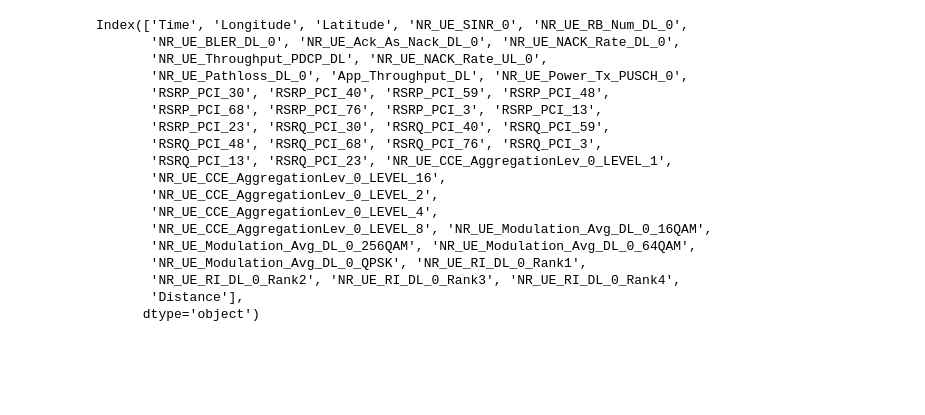
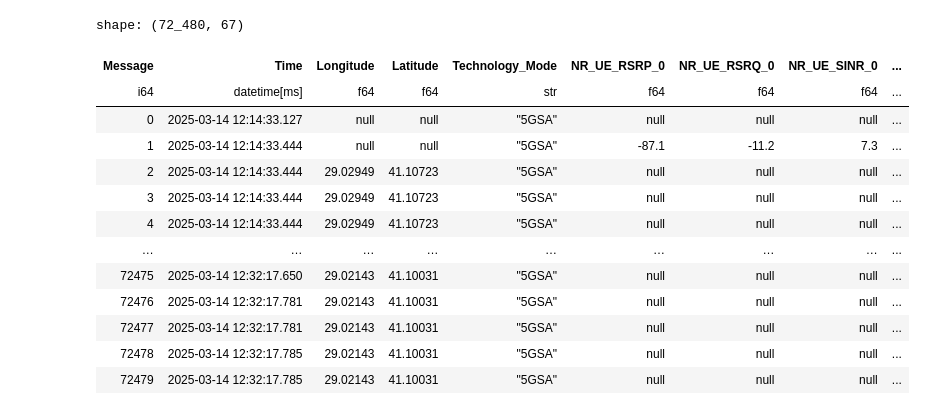
Before and after one commit to Teknofest-High5/5G-Positioning-Competition, a Jupyter notebook: Notebooks/file_handling_v4_test.ipynb, the cells around one changed output. Cells and saved outputs as stored; diff of their text form; code cells hidden in the pictures; blank space fills up the shorter version.

Commit message:
aggregation ve baz istasyonu verilerini ham veri setine ekleyecek fonksiyonlar yazıldı ve rsrp'den lokasyon tahmin ettiremeye çalışacağımız modelin başlangıcı.

```diff
--- a/Notebooks/file_handling_v4_test.ipynb
+++ b/Notebooks/file_handling_v4_test.ipynb
@@ -162,2 +26,0 @@ data = data.reset_index()
-# %%
-data = fill_ffill_bfill(data, forward_fill_cols)
@@ -215,5 +26,0 @@ data = data.drop(columns=['NR_UE_PCI_0','NR_UE_Nbr_PCI_0', 'NR_UE_Nbr_PCI_1',
-# %%
-data= pd.get_dummies(data,columns=["NR_UE_CCE_AggregationLev_0",'NR_UE_Modulation_Avg_DL_0','NR_UE_RI_DL_0'])
-# %%
-distance = 10**((data['NR_UE_Pathloss_DL_0'] - 20*np.log10(3.5*1e9)+147.55)/20)
-data["Distance"] = distance
@@ -242,21 +27,21 @@ data.to_csv(paths._processed_saha_olcum_dir / "dl_data_group_by_location.csv")
-# %%
-data.columns
-# %% [output]
-Index(['Time', 'Longitude', 'Latitude', 'NR_UE_SINR_0', 'NR_UE_RB_Num_DL_0',
-       'NR_UE_BLER_DL_0', 'NR_UE_Ack_As_Nack_DL_0', 'NR_UE_NACK_Rate_DL_0',
-       'NR_UE_Throughput_PDCP_DL', 'NR_UE_NACK_Rate_UL_0',
-       'NR_UE_Pathloss_DL_0', 'App_Throughput_DL', 'NR_UE_Power_Tx_PUSCH_0',
-       'RSRP_PCI_30', 'RSRP_PCI_40', 'RSRP_PCI_59', 'RSRP_PCI_48',
-       'RSRP_PCI_68', 'RSRP_PCI_76', 'RSRP_PCI_3', 'RSRP_PCI_13',
-       'RSRP_PCI_23', 'RSRQ_PCI_30', 'RSRQ_PCI_40', 'RSRQ_PCI_59',
-       'RSRQ_PCI_48', 'RSRQ_PCI_68', 'RSRQ_PCI_76', 'RSRQ_PCI_3',
-       'RSRQ_PCI_13', 'RSRQ_PCI_23', 'NR_UE_CCE_AggregationLev_0_LEVEL_1',
-       'NR_UE_CCE_AggregationLev_0_LEVEL_16',
-       'NR_UE_CCE_AggregationLev_0_LEVEL_2',
-       'NR_UE_CCE_AggregationLev_0_LEVEL_4',
-       'NR_UE_CCE_AggregationLev_0_LEVEL_8', 'NR_UE_Modulation_Avg_DL_0_16QAM',
-       'NR_UE_Modulation_Avg_DL_0_256QAM', 'NR_UE_Modulation_Avg_DL_0_64QAM',
-       'NR_UE_Modulation_Avg_DL_0_QPSK', 'NR_UE_RI_DL_0_Rank1',
-       'NR_UE_RI_DL_0_Rank2', 'NR_UE_RI_DL_0_Rank3', 'NR_UE_RI_DL_0_Rank4',
-       'Distance'],
-      dtype='object')
+# %%
+def join_main_bs_data(data, bs_data, main_bs_col_name="NR_UE_PCI_0"):
+    data = data.join(
+        bs_data.select(
+            ["PCI", "Latitude", "Longitude", "Azimuth", "Vertical_Beamwidth", "MIMO"]
+        ).rename(
+            {
+                "Latitude": "BS_LATITUDE",
+                "Longitude": "BS_LONGITUDE",
+                "Azimuth": "BS_AZIMUTH",
+                "Vertical_Beamwidth": "BS_VERTICAL_BEAMWIDTH",
+            }
+        ),
+        left_on=main_bs_col_name,
+        right_on="PCI",
+        how="left",
+    )
+
+    data = data.drop(main_bs_col_name)
+
+    return data
@@ -262,0 +126,19 @@ Index(['Time', 'Longitude', 'Latitude', 'NR_UE_SINR_0', 'NR_UE_RB_Num_DL_0',
+# %%
+dl_data = join_main_bs_data(dl_data, kabinets)
+dl_data = aggregate_nbr_rsrp(dl_data, 4, True)
+dl_data
+# %% [output]
+shape: (72_480, 67)
+| Message | Time | Longitude | Latitude | Technology_Mode | NR_UE_RSRP_0 | NR_UE_RSRQ_0 | NR_UE_SINR_0 | ... |
+| i64 | datetime[ms] | f64 | f64 | str | f64 | f64 | f64 | ... |
+| 0 | 2025-03-14 12:14:33.127 | null | null | "5GSA" | null | null | null | ... |
+| 1 | 2025-03-14 12:14:33.444 | null | null | "5GSA" | -87.1 | -11.2 | 7.3 | ... |
+| 2 | 2025-03-14 12:14:33.444 | 29.02949 | 41.10723 | "5GSA" | null | null | null | ... |
+| 3 | 2025-03-14 12:14:33.444 | 29.02949 | 41.10723 | "5GSA" | null | null | null | ... |
+| 4 | 2025-03-14 12:14:33.444 | 29.02949 | 41.10723 | "5GSA" | null | null | null | ... |
+| … | … | … | … | … | … | … | … | ... |
+| 72475 | 2025-03-14 12:32:17.650 | 29.02143 | 41.10031 | "5GSA" | null | null | null | ... |
+| 72476 | 2025-03-14 12:32:17.781 | 29.02143 | 41.10031 | "5GSA" | null | null | null | ... |
+| 72477 | 2025-03-14 12:32:17.781 | 29.02143 | 41.10031 | "5GSA" | null | null | null | ... |
+| 72478 | 2025-03-14 12:32:17.785 | 29.02143 | 41.10031 | "5GSA" | null | null | null | ... |
+| 72479 | 2025-03-14 12:32:17.785 | 29.02143 | 41.10031 | "5GSA" | null | null | null | ... |
```
Also changed, not shown: parts of 15 cells of this notebook, 4 other files.
